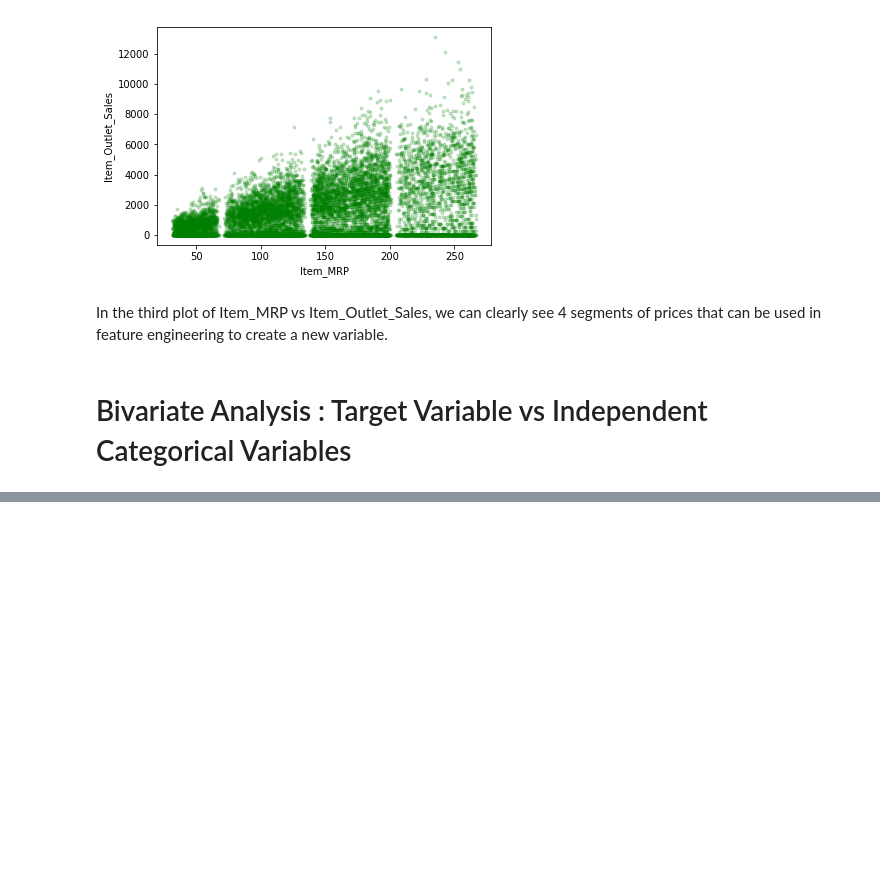
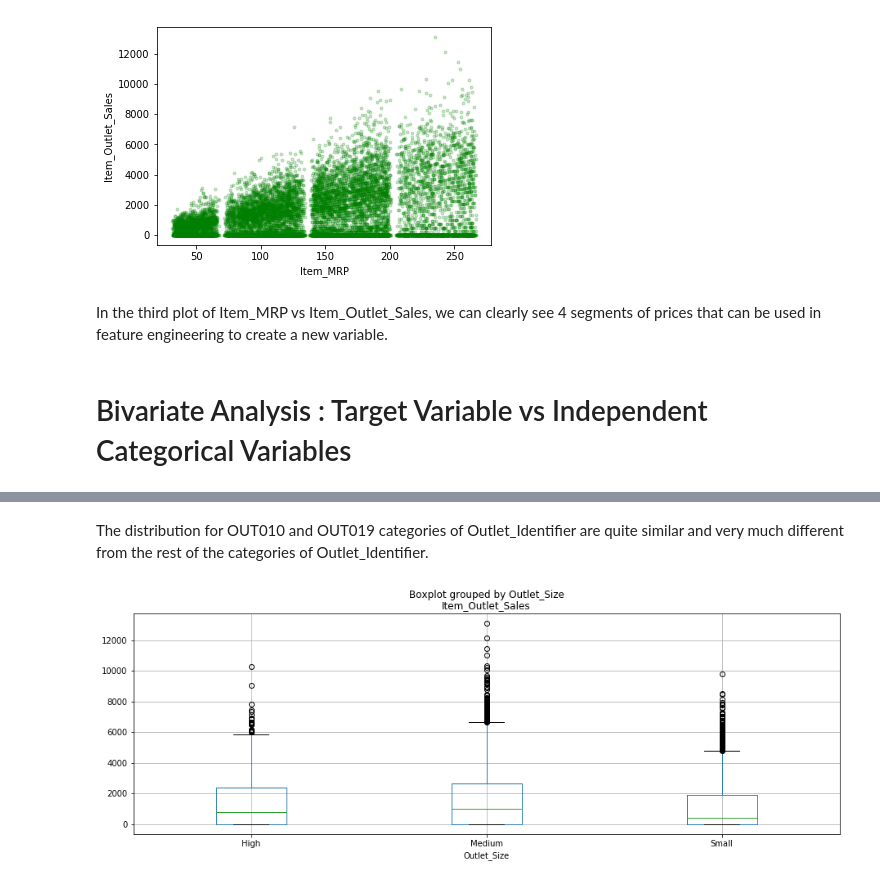
Before and after one commit to deepakmarichi/Big-Mart-Sales-Prediction, a Jupyter notebook: Sales_Prediction.ipynb, the cells around one changed output, grey strips where cells are left out. Drawn from its saved outputs; the diff is of its cells as text; code cells hidden in the pictures; blank space fills up the shorter version.

```diff
--- a/Sales_Prediction.ipynb
+++ b/Sales_Prediction.ipynb
@@ -250,0 +295,8 @@ In the third plot of Item_MRP vs Item_Outlet_Sales, we can clearly see 4 segment
+# %% [markdown]
+The distribution for OUT010 and OUT019 categories of Outlet_Identifier are quite similar and very much different from the rest of the categories of Outlet_Identifier.
+# %%
+# Item_Outlet_Sales vs Outlet_Size
+combined.boxplot(column='Item_Outlet_Sales',by='Outlet_Size',figsize=(15,5))
+plt.show()
+# %% [output]
+[figure, added]
```
Also changed, not shown: parts of 14 cells of this notebook.
